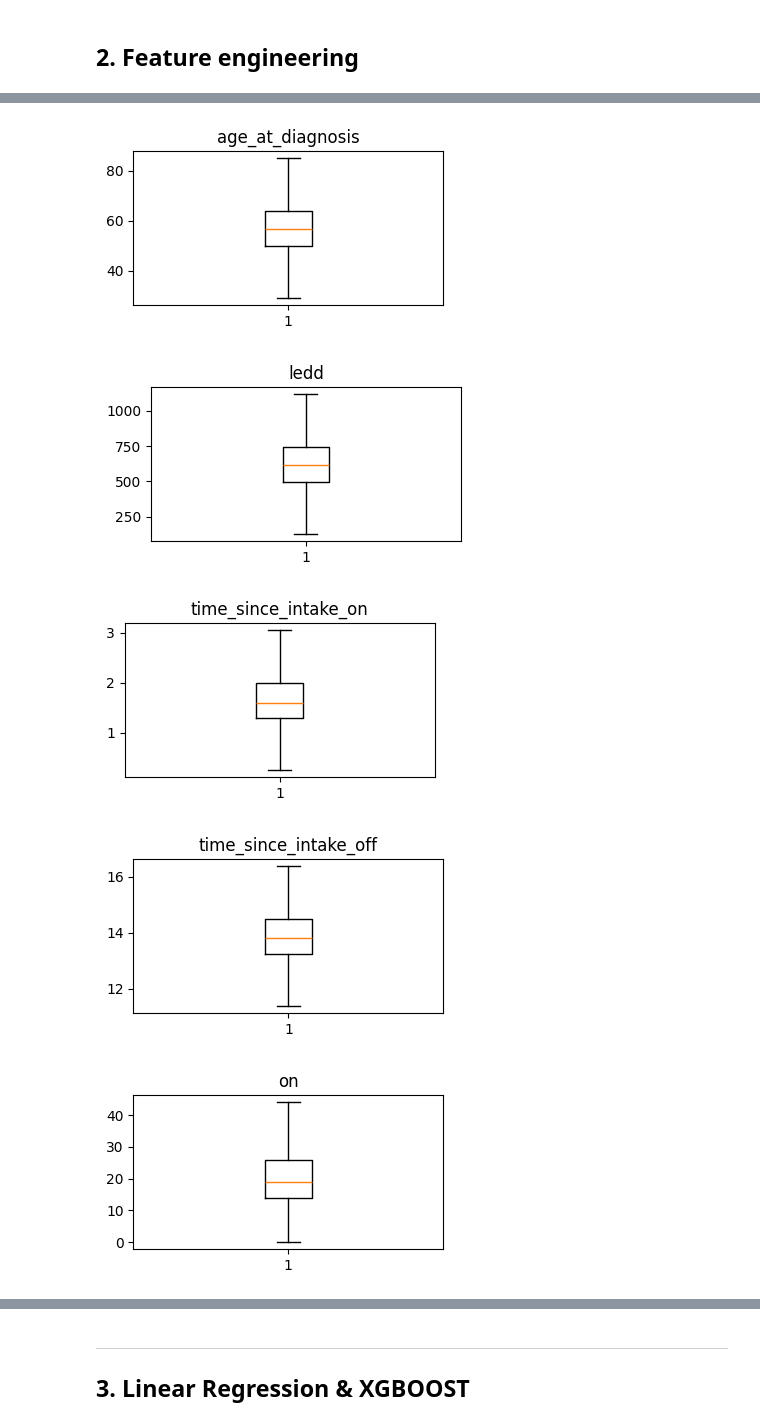
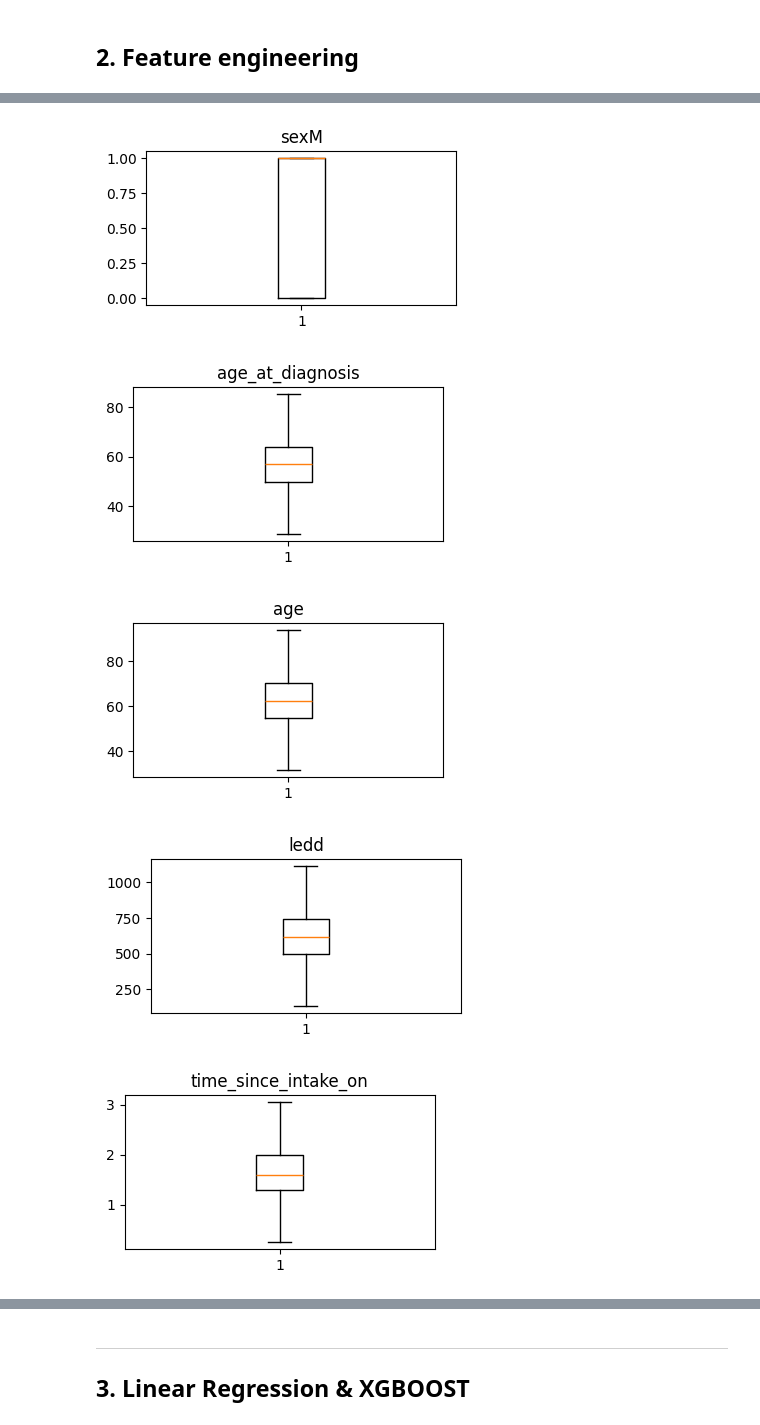
Before and after one commit to 237Fresnel/challengeIFIE2, a Jupyter notebook: Exercice1_Tutoriel_Iris.ipynb, the cells around one changed output, grey strips where cells are left out. Cells and saved outputs as stored; diff of their text form; code cells hidden in the pictures.

```diff
--- a/Exercice1_Tutoriel_Iris.ipynb
+++ b/Exercice1_Tutoriel_Iris.ipynb
@@ -247,6 +253,8 @@ df.shape
 # %%
 #Suppression des colonnes inutiles
-X_test = X_test.drop(columns=["Index","age","sexM"])
-df = df.drop(columns=["Index","age","sexM"])
+X_test = X_test.drop(columns=["Index"])
+X_train = X_train.drop(columns=["Index"])
+y_train= y_train.drop(columns=["Index"])
+df = df.drop(columns=["Index"])
 df.shape
 # %% [output]
@@ -386,16 +435,16 @@ time_since_diagnosis     0
 dtype: int64
 # %%
-X_tr = X_tr.drop(columns=["patient_id"])
-X_ts = X_ts.drop(columns=["patient_id"])
+X_train = X_train.drop(columns=["patient_id"])
+#X_test = X_test.drop(columns=["patient_id"])
 X_test = X_test.drop(columns=["patient_id"])
 # %%
 #Boxplot pour visualiser les valeurs aberrantes
 
-num_cols = X_tr.select_dtypes(include=np.number).columns
+num_cols = X_train.select_dtypes(include=np.number).columns
 
 for col in num_cols:
     plt.figure(figsize=(4, 2))
-    plt.boxplot(X_tr[col])
+    plt.boxplot(X_train[col])
     plt.title(col)
     plt.show()
 # %% [output]
@@ -409,16 +464,15 @@ for col in num_cols:
 # %%
 # Gestion des valeurs aberrantes (winsorization)
-Q1 = X_tr[num_cols].quantile(0.25)
-Q3 = X_tr[num_cols].quantile(0.75)
+Q1 = X_train[num_cols].quantile(0.25)
+Q3 = X_train[num_cols].quantile(0.75)
 IQR = Q3 - Q1
 
 lower = Q1 - 1.5 * IQR
 upper = Q3 + 1.5 * IQR
 
 # Capping sur train et test avec les mêmes bornes
-X_tr[num_cols] = X_tr[num_cols].clip(lower=lower, upper=upper, axis=1)
-X_ts[num_cols] = X_ts[num_cols].clip(lower=lower, upper=upper, axis=1)
+X_train[num_cols] = X_train[num_cols].clip(lower=lower, upper=upper, axis=1)
 X_test[num_cols] = X_test[num_cols].clip(lower=lower, upper=upper, axis=1)
 
-X_tr[num_cols].describe()
+X_train[num_cols].describe()
 # %% [output]
@@ -434,15 +488,15 @@ X_tr[num_cols].describe()
 # %%
 #verification
-num_cols = X_tr.select_dtypes(include=np.number).columns
+num_cols = X_train.select_dtypes(include=np.number).columns
 
 for col in num_cols:
     plt.figure(figsize=(4, 2))
-    plt.boxplot(X_tr[col])
+    plt.boxplot(X_train[col])
     plt.title(col)
     plt.show()
 # %% [output]
-[figure, old version]
+[figure, new version]
-[figure, old version]
+[figure, new version]
-[figure, old version]
+[figure, new version]
-[figure, old version]
+[figure, new version]
-[figure, old version]
+[figure, new version]
```
Also changed, not shown: parts of 34 cells of this notebook, 12 other files.
